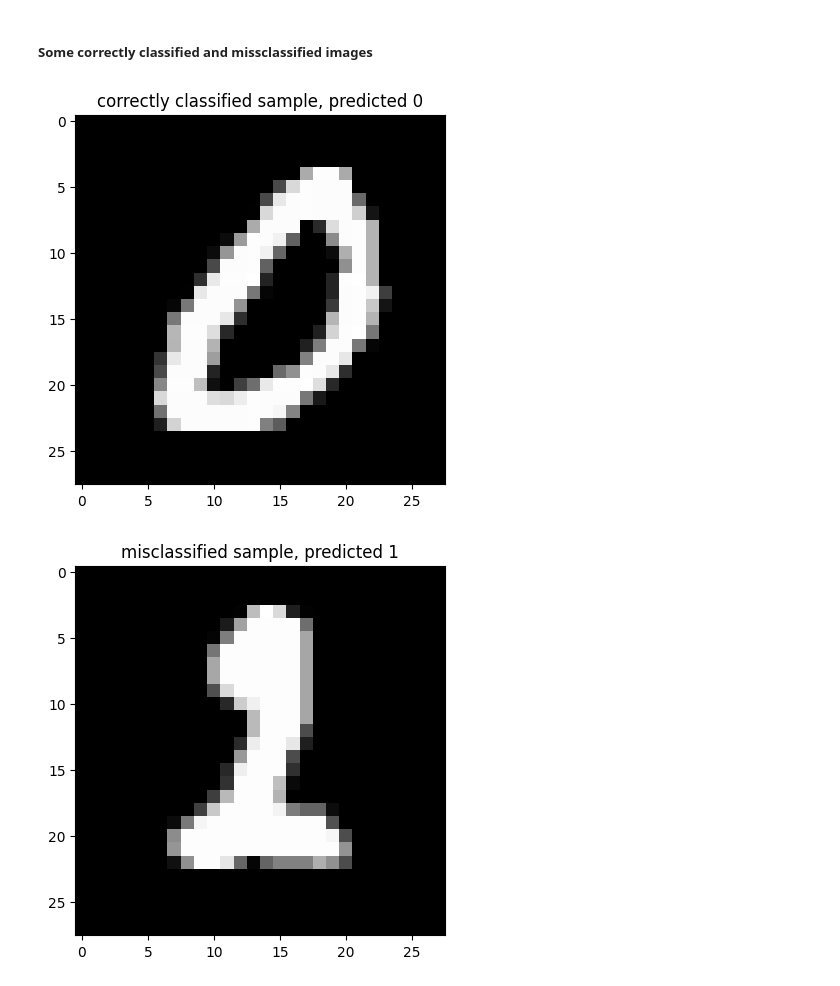
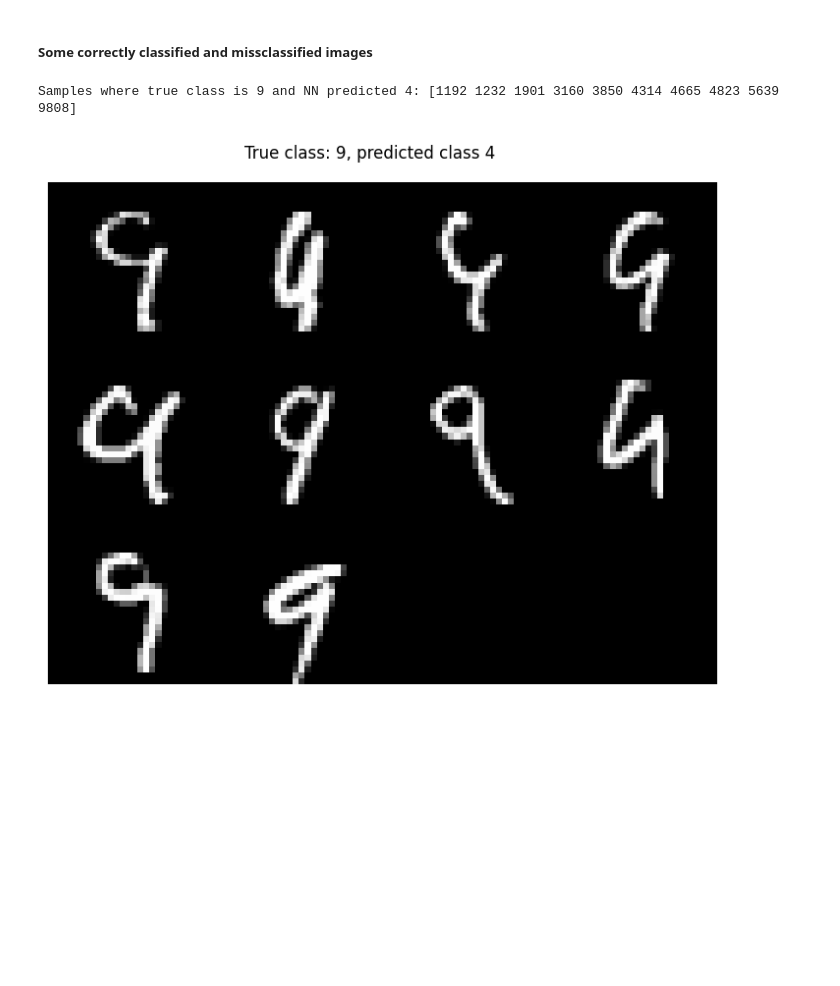
Before and after one commit to Martin-Ansteensen/TTT4275-Classification-project, a Jupyter notebook: Number_task/Numbers.ipynb, the cells around one changed output. Drawn from its saved outputs; the diff is of its cells as text; code cells hidden in the pictures; blank space fills up the shorter version.

```diff
--- a/Number_task/Numbers.ipynb
+++ b/Number_task/Numbers.ipynb
@@ -102,24 +112,30 @@ Text(0.5, 1.0, 'NN-classifier with no clustering')
 # %% [markdown]
 ##### Some correctly classified and missclassified images
-# %%
-# Reshaped data contains images
-reshapedTrainv = reshape_matrix(trainv)
-reshapedTestv = reshape_matrix(testv)
-
-num_samples = 1
-np.random.seed(42)
-
-for i in range(num_samples):
-    random_correct_idx = np.random.randint(0,np.size(correct_predictions_idx, 0))
-    random_false_idx = np.random.randint(0,np.size(false_predictions_idx, 0))
-
-    plt.figure(i)
-    plt.imshow(reshapedTestv[correct_predictions_idx[random_correct_idx][0]], cmap='gray')
-    plt.title(f"Correctly classified sample, predicted {correct_predictions_idx[random_correct_idx][1]}")
-
-    plt.figure(i+num_samples)
-    plt.imshow(reshapedTestv[false_predictions_idx[random_false_idx][0]], cmap='gray')
-    plt.title(f"Misclassified sample, predicted {false_predictions_idx[random_false_idx][1]}")
-# %% [output]
-[figure, removed]
-[figure, removed]
+# %%
+true_class = 9
+predicted_class = 4
+
+idxs = np.where((nn_pred == predicted_class) & (testlab == true_class))[0]
+print(f"Samples where true class is {true_class} and NN predicted {predicted_class}: {idxs}")
+
+cols = int(np.ceil(np.sqrt(len(idxs))))
+rows = int(np.ceil(len(idxs)/cols))
+
+
+fig = plt.figure(figsize=(2*cols, 2*rows))
+fig.suptitle(f"True class: {true_class}, predicted class {predicted_class}")
+sup_image = np.zeros((rows*28, cols*28))
+for r in range(rows):
+    for c in range(cols):
+        if (r*cols+c) >= len(idxs):
+            continue
+
+        idx = idxs[r*cols+c]
+        sup_image[r*28:(r+1)*28, c*28:(c+1)*28] = testv[idx].reshape((28, 28))
+
+plt.imshow(sup_image, cmap="grey")
+plt.tight_layout()
+plt.axis("off");
+# %% [output]
+Samples where true class is 9 and NN predicted 4: [1192 1232 1901 3160 3850 4314 4665 4823 5639 9808]
+[figure, added]
```
Also changed, not shown: parts of 29 cells of this notebook, 2 other files.
